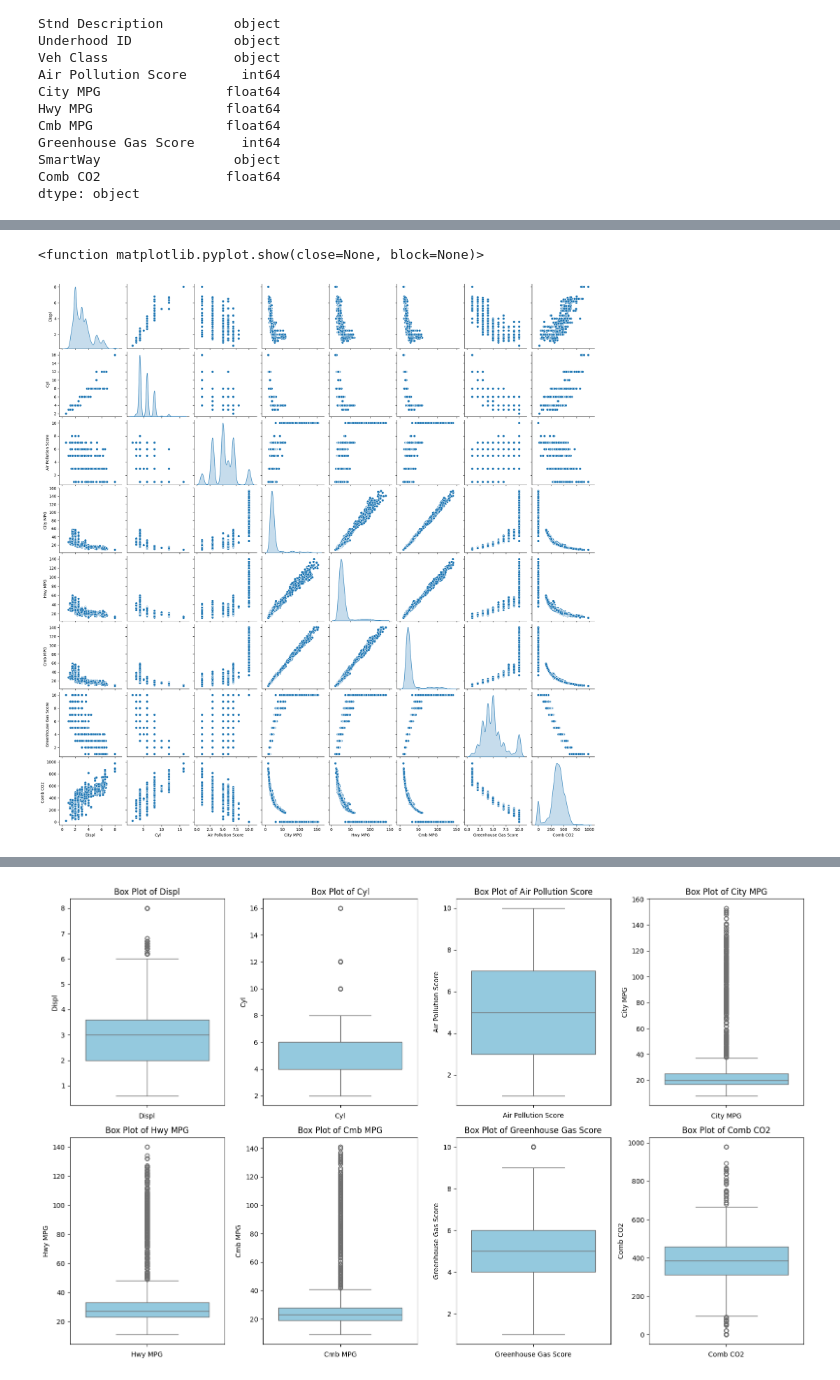
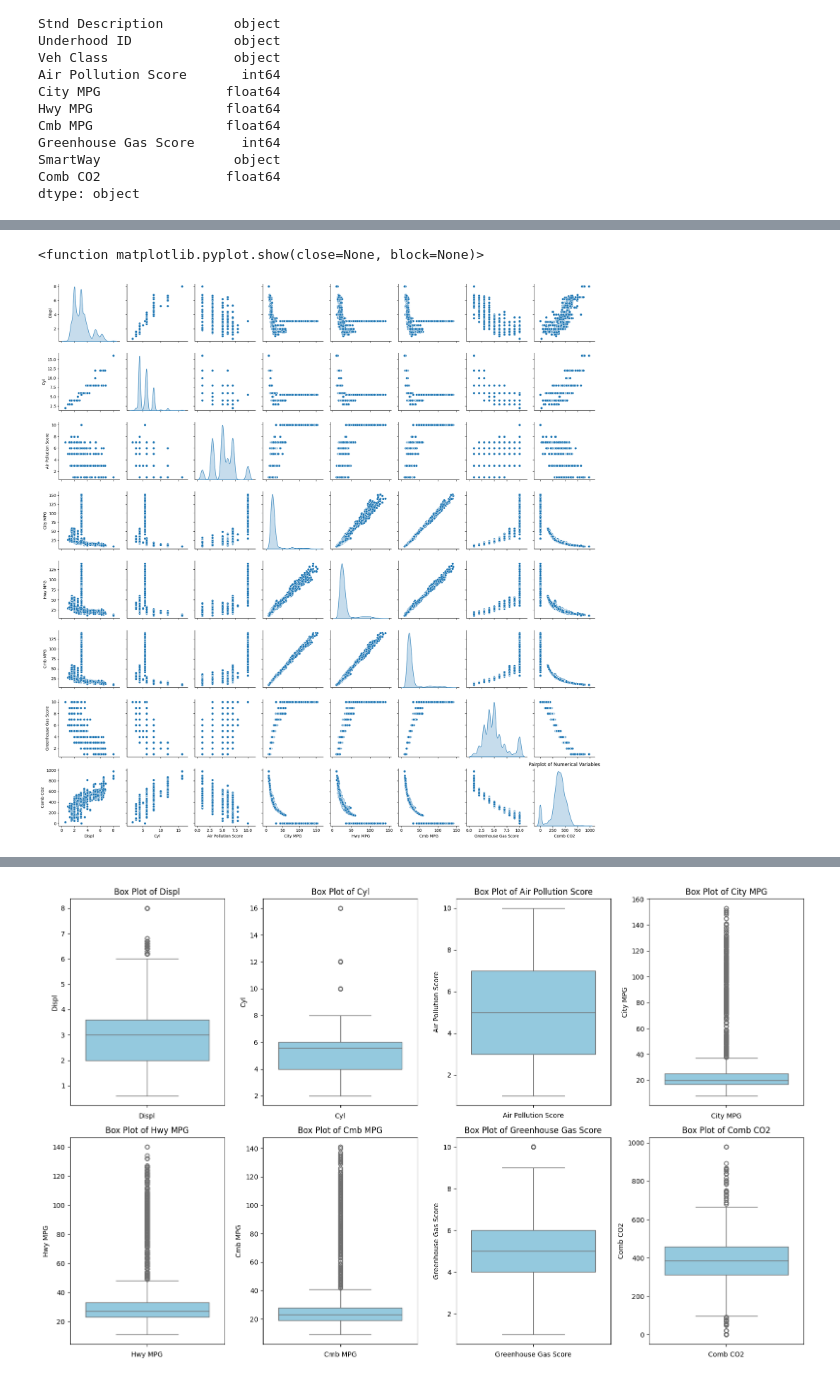
Before and after one commit to Ramsha-amir26/DAP-TABA, a Jupyter notebook: EVCarbonEmissions.ipynb, the cells around one changed output, grey strips where cells are left out. Cells and saved outputs as stored; diff of their text form; code cells hidden in the pictures.

Commit message:
Visualization

```diff
--- a/EVCarbonEmissions.ipynb
+++ b/EVCarbonEmissions.ipynb
@@ -76,6 +80,8 @@ SmartWay                   0
 Comb CO2                   0
 dtype: int64
 # %%
-df['Displ'].fillna(df['Displ'].mean())
-df['Cyl'].fillna(df['Cyl'].mean())
+# Handling null values
+
+df['Displ'].fillna(df['Displ'].mean(), inplace=True)
+df['Cyl'].fillna(df['Cyl'].mean(), inplace=True)
 # %% [output]
@@ -202,7 +260,11 @@ df1.describe()
 # %%
+# Pairplot to show the distibution of each numerical variable
+
 sns.pairplot(df1, diag_kind='kde')
+plt.title('Pairplot of Numerical Variables')
+plt.tight_layout()
 plt.show
 # %% [output]
 <function matplotlib.pyplot.show(close=None, block=None)>
-[figure, old version]
+[figure, new version]
 # %%
```
Also changed, not shown: parts of 22 cells of this notebook, 1 other file.
